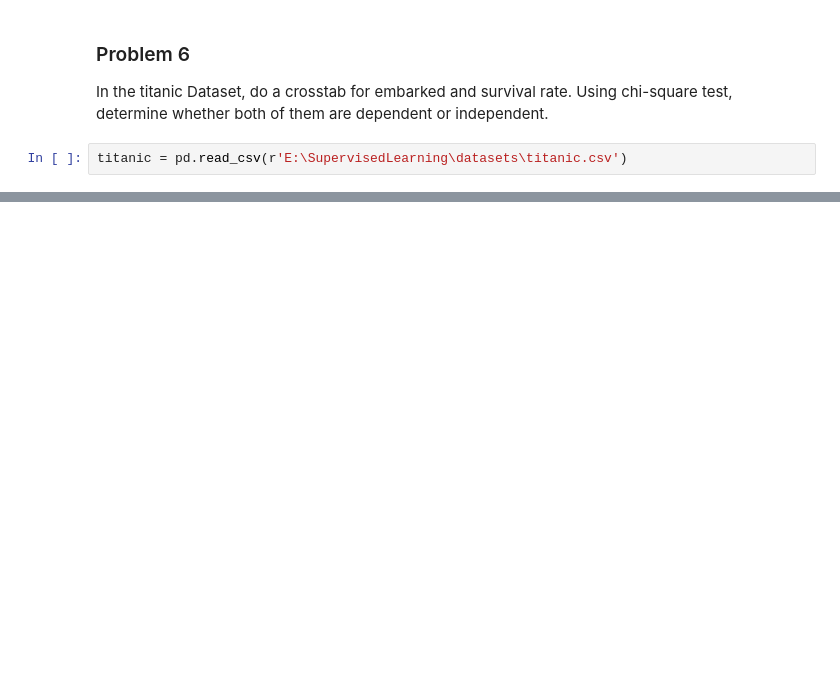
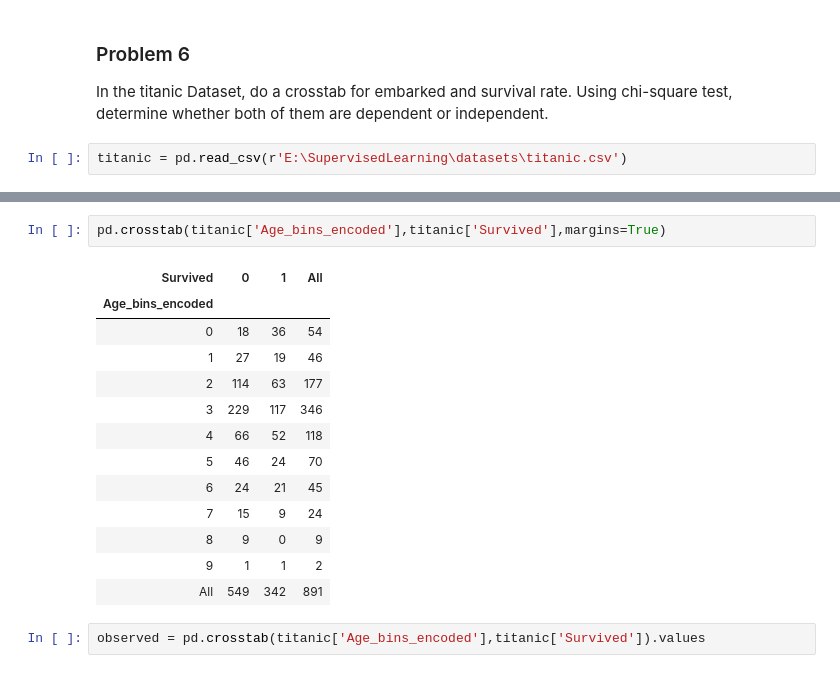
Before and after one commit to SivaLokam/supervisedlearning, a Jupyter notebook: Assignments/Statistics/Assignment on Chi-Squared Test.ipynb, the cells around one changed output, grey strips where cells are left out. Drawn from its saved outputs; the diff is of its cells as text; blank space fills up the shorter version.

```diff
--- a/Assignments/Statistics/Assignment on Chi-Squared Test.ipynb
+++ b/Assignments/Statistics/Assignment on Chi-Squared Test.ipynb
@@ -267,0 +376,18 @@ From critical value : Dependent (reject H0)
+# %%
+pd.crosstab(titanic['Age_bins_encoded'],titanic['Survived'],margins=True)
+# %% [output]
+| Survived | 0 | 1 | All |
+| Age_bins_encoded |  |  |  |
+| 0 | 18 | 36 | 54 |
+| 1 | 27 | 19 | 46 |
+| 2 | 114 | 63 | 177 |
+| 3 | 229 | 117 | 346 |
+| 4 | 66 | 52 | 118 |
+| 5 | 46 | 24 | 70 |
+| 6 | 24 | 21 | 45 |
+| 7 | 15 | 9 | 24 |
+| 8 | 9 | 0 | 9 |
+| 9 | 1 | 1 | 2 |
+| All | 549 | 342 | 891 |
+# %%
+observed = pd.crosstab(titanic['Age_bins_encoded'],titanic['Survived']).values
```
Also changed, not shown: parts of 30 cells of this notebook.
